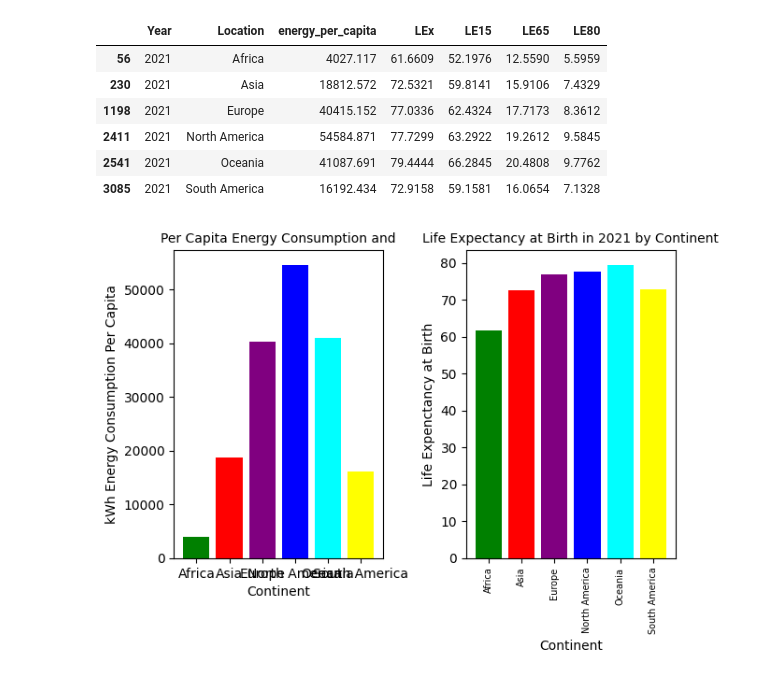
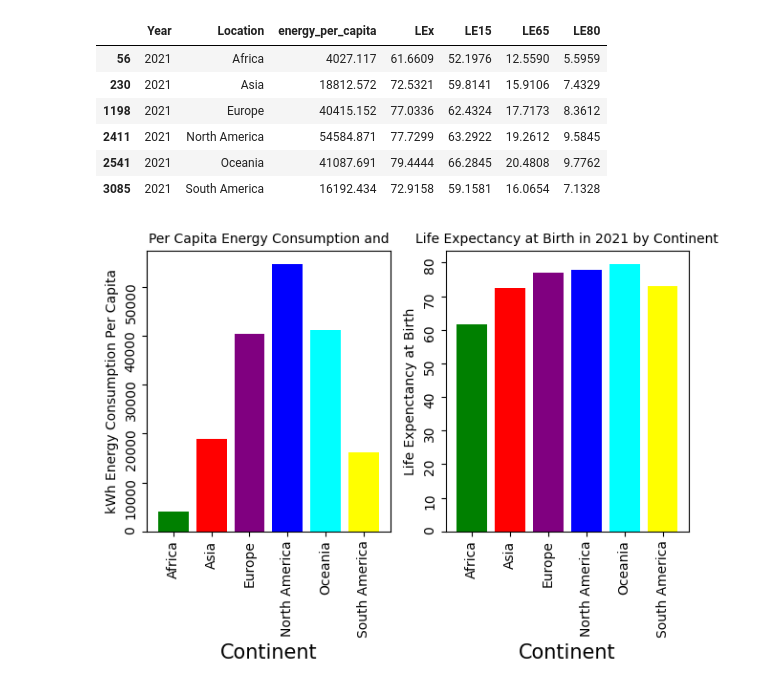
Before and after one commit to Faith-Hall/Group-Project-1, a Jupyter notebook: analysis_2.ipynb, the cells around one changed output. Cells and saved outputs as stored; diff of their text form; code cells hidden in the pictures.

Commit message:
fixed xticks

```diff
--- a/analysis_2.ipynb
+++ b/analysis_2.ipynb
@@ -63,31 +63,30 @@ energy_per_capita1 = one_year_df['energy_per_capita']
 # %%
 #Plot bar graph for Energy and LEx for 2021
 
 x = continents[0:6]
 y1 = energy_per_capita1[0:6]
 y2 = LEx1[0:6]
 fig, (ax1, ax2) = plt.subplots(1,2, sharex = True)
 
 ax1.bar(x,y1, color=['green', 'red', 'purple', 'blue', 'cyan', 'yellow'])
 ax2.bar(x,y2,  color=['green', 'red', 'purple', 'blue', 'cyan', 'yellow'])
 
+#first graph formatting
 ax1.set_title("Per Capita Energy Consumption and", fontsize = 10)
 ax1.set_ylabel("kWh Energy Consumption Per Capita")
-ax1.set_xlabel("Continent")
-plt.xticks(fontsize = 7, rotation=90)
+ax1.set_xlabel("Continent", fontsize = 15)
+ax1.tick_params(labelrotation=90)
 
 
-
+#second graph formatting
 ax2.set_title("Life Expectancy at Birth in 2021 by Continent", fontsize = 10)
 ax2.set_ylabel("Life Expenctancy at Birth")
-ax2.set_xlabel("Continent")
-plt.xticks(fontsize = 7, rotation=90)
-
-
+ax2.set_xlabel("Continent", fontsize = 15)
+ax2.tick_params(labelrotation=90)
 
 plt.tight_layout()
 # %% [output]
-[figure, old version]
+[figure, new version]
 # %%
 # Looking at 1965 by continent, country, income groupings
 #reduced_df.loc[reduced_df["Location"].isin(['Africa', 'Antarctica', 'Asia','Europe','North America','Oceana','South America'])]
```
Also changed, not shown: parts of 2 cells of this notebook.
